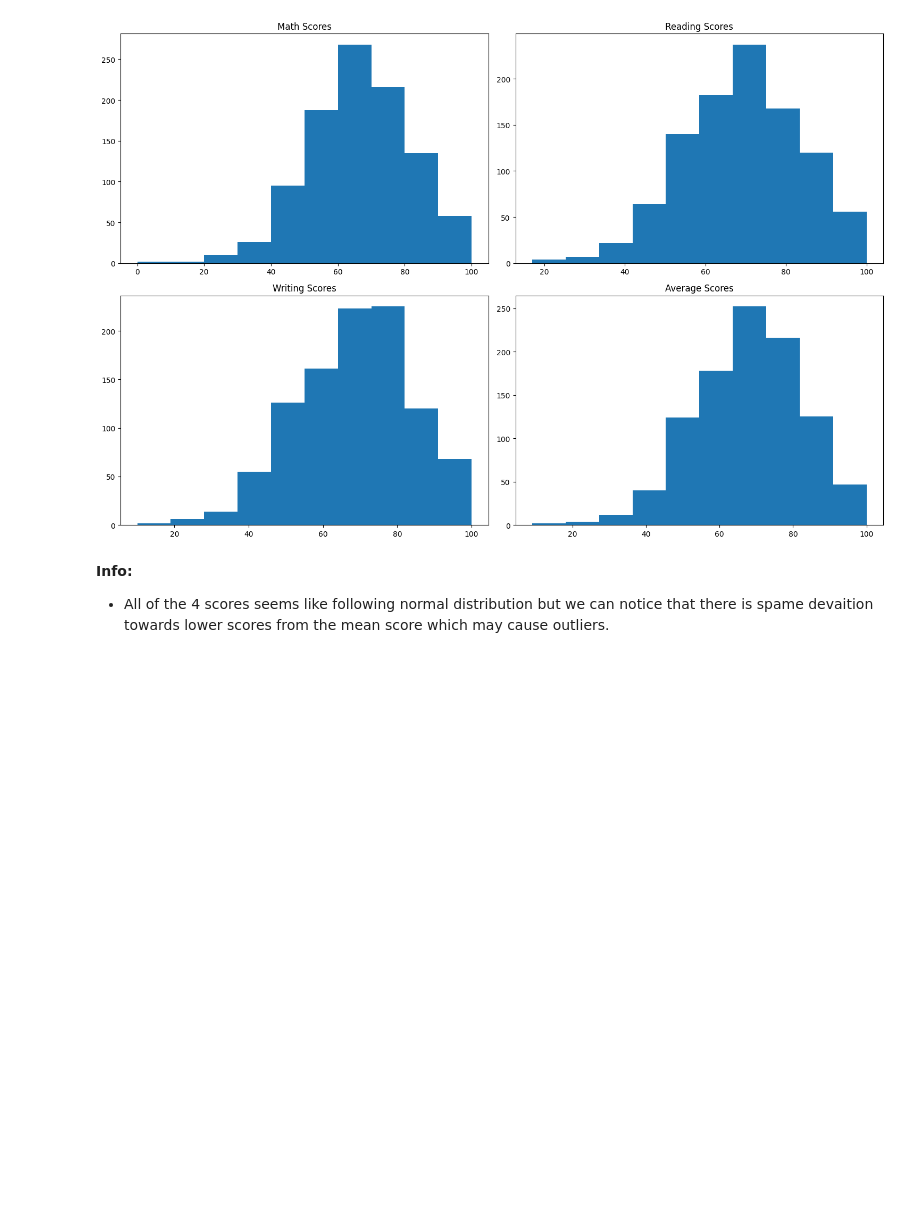
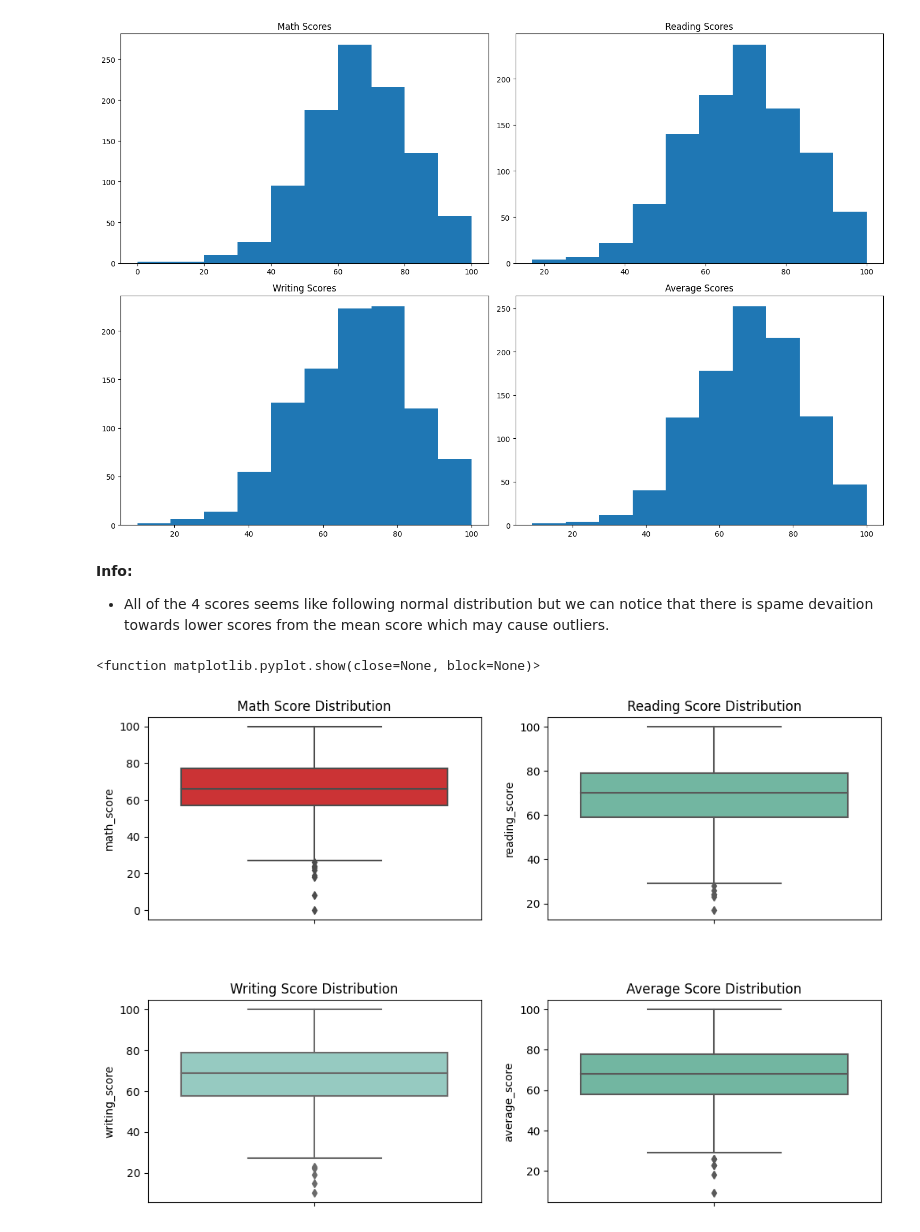
Before and after one commit to PervejHosen/DS_Projects, a Jupyter notebook: Project_03_Univariate_Bivariate_Multivariate_Hypothesis.ipynb, the cells around one changed output. Cells and saved outputs as stored; diff of their text form; code cells hidden in the pictures; blank space fills up the shorter version.

```diff
--- a/Project_03_Univariate_Bivariate_Multivariate_Hypothesis.ipynb
+++ b/Project_03_Univariate_Bivariate_Multivariate_Hypothesis.ipynb
@@ -185,3 +185,26 @@ plt.show()
 # %% [markdown]
 **Info:**
 * All of the 4 scores seems like following normal distribution but we can notice that there is spame devaition towards lower scores from the mean score which may cause outliers.
+# %%
+#Create a 2x2 grid of subplots
+fig, axes = plt.subplots(2,2, figsize=(12,8))
+plt.subplots_adjust(hspace=0.4)
+
+# Create box plots for Math Score, Reading Score, Writing Score,
+sns.boxplot(ax=axes[0,0], data=df, y='math_score', palette='Set1')
+axes[0,0].set_title('Math Score Distribution')
+
+sns.boxplot(ax=axes[0,1], data=df, y='reading_score', palette='Set2')
+axes[0,1].set_title('Reading Score Distribution')
+
+sns.boxplot(ax=axes[1,0], data=df, y='writing_score', palette='Set3')
+axes[1,0].set_title('Writing Score Distribution')
+
+sns.boxplot(ax=axes[1,1], data=df, y='average_score', palette='Set2')
+axes[1,1].set_title('Average Score Distribution')
+
+# Display the plot
+plt.show
+# %% [output]
+<function matplotlib.pyplot.show(close=None, block=None)>
+[figure, added]
```
Also changed, not shown: parts of 5 cells of this notebook.
